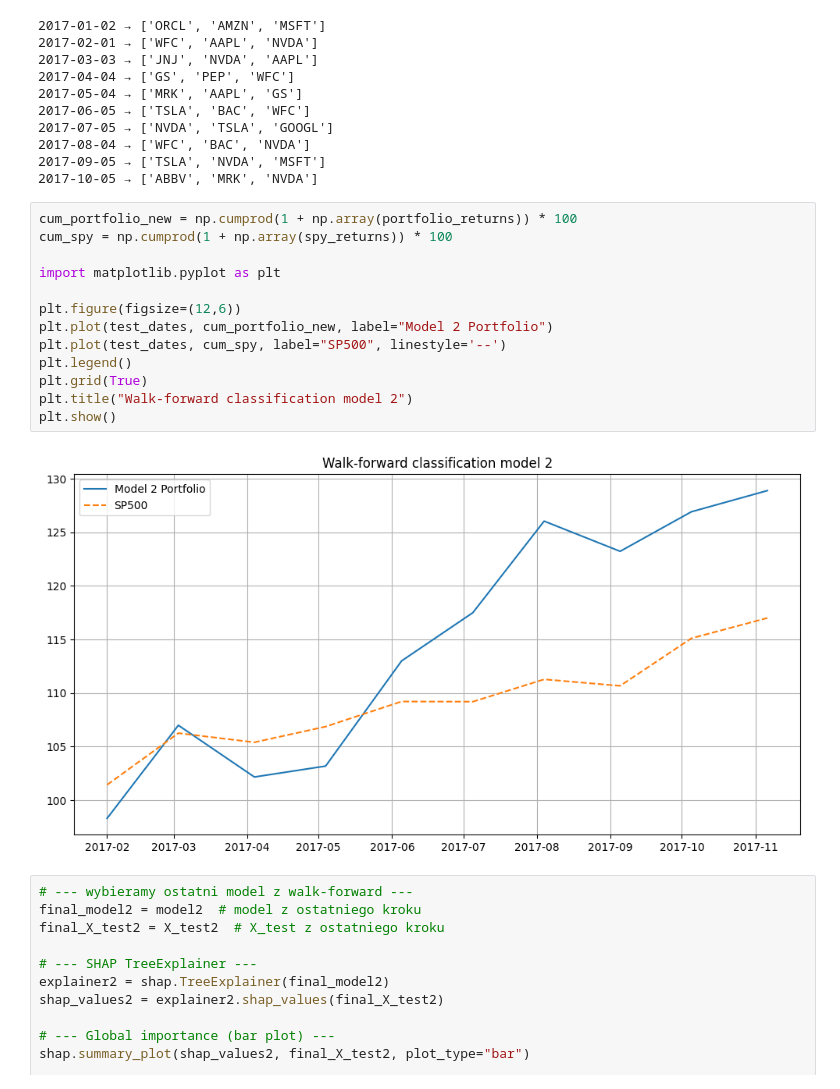
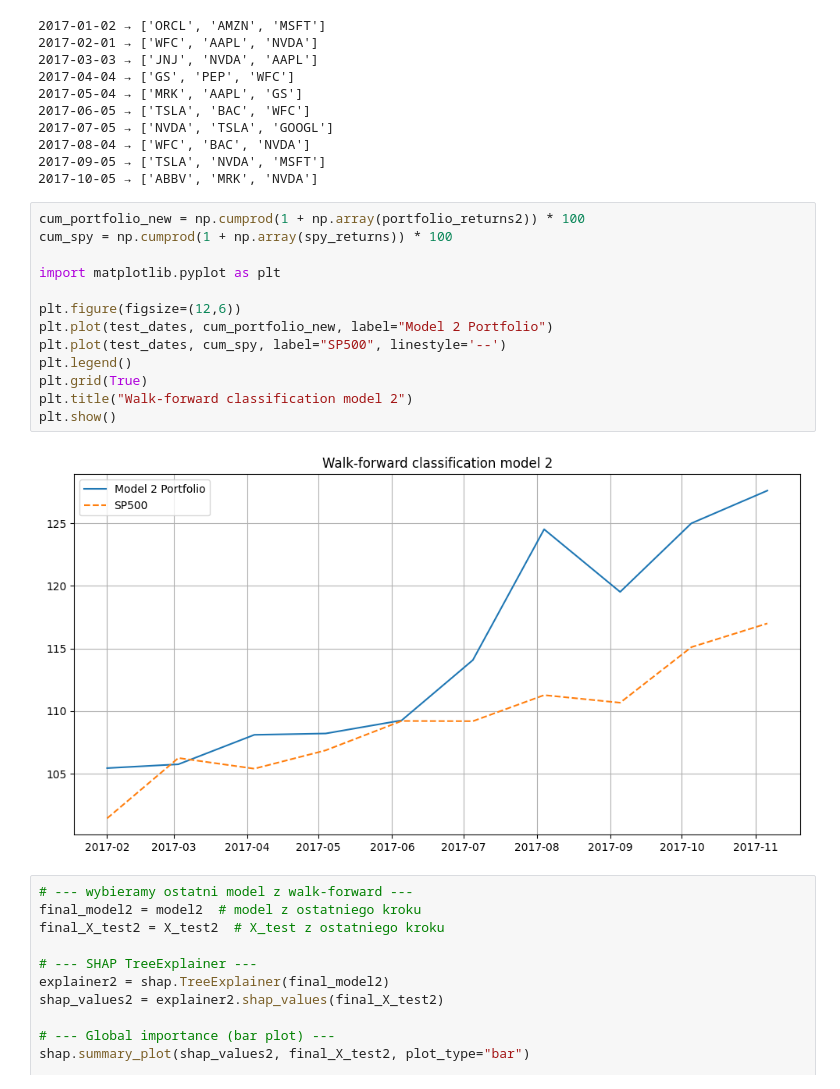
Before and after one commit to MariaNowacka/ml_project, a Jupyter notebook: notebooks/code_final.ipynb, the cells around one changed output. Drawn from its saved outputs; the diff is of its cells as text.

```diff
--- a/notebooks/code_final.ipynb
+++ b/notebooks/code_final.ipynb
@@ -630,20 +630,20 @@ with mlflow.start_run(run_name="Model_2_Classification_Backtest"):
 2017-09-05 → ['TSLA', 'NVDA', 'MSFT']
 2017-10-05 → ['ABBV', 'MRK', 'NVDA']
 # %%
-cum_portfolio_new = np.cumprod(1 + np.array(portfolio_returns)) * 100
+cum_portfolio_new = np.cumprod(1 + np.array(portfolio_returns2)) * 100
 cum_spy = np.cumprod(1 + np.array(spy_returns)) * 100
 
 import matplotlib.pyplot as plt
 
 plt.figure(figsize=(12,6))
 plt.plot(test_dates, cum_portfolio_new, label="Model 2 Portfolio")
 plt.plot(test_dates, cum_spy, label="SP500", linestyle='--')
 plt.legend()
 plt.grid(True)
 plt.title("Walk-forward classification model 2")
 plt.show()
 # %% [output]
-[figure, old version]
+[figure, new version]
 # %%
 # --- wybieramy ostatni model z walk-forward ---
 final_model2 = model2  # model z ostatniego kroku
```
